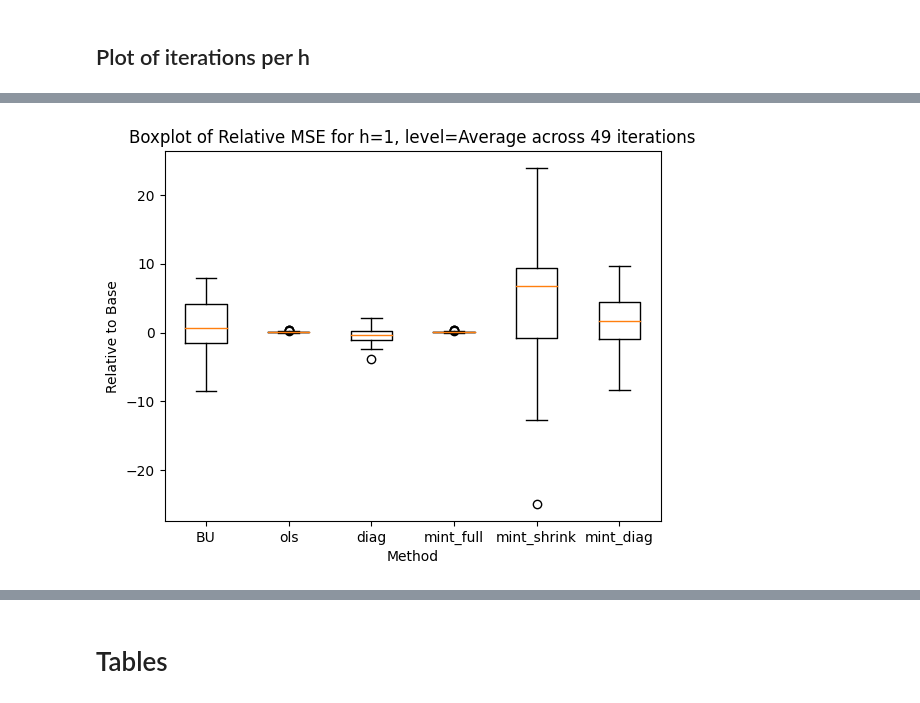
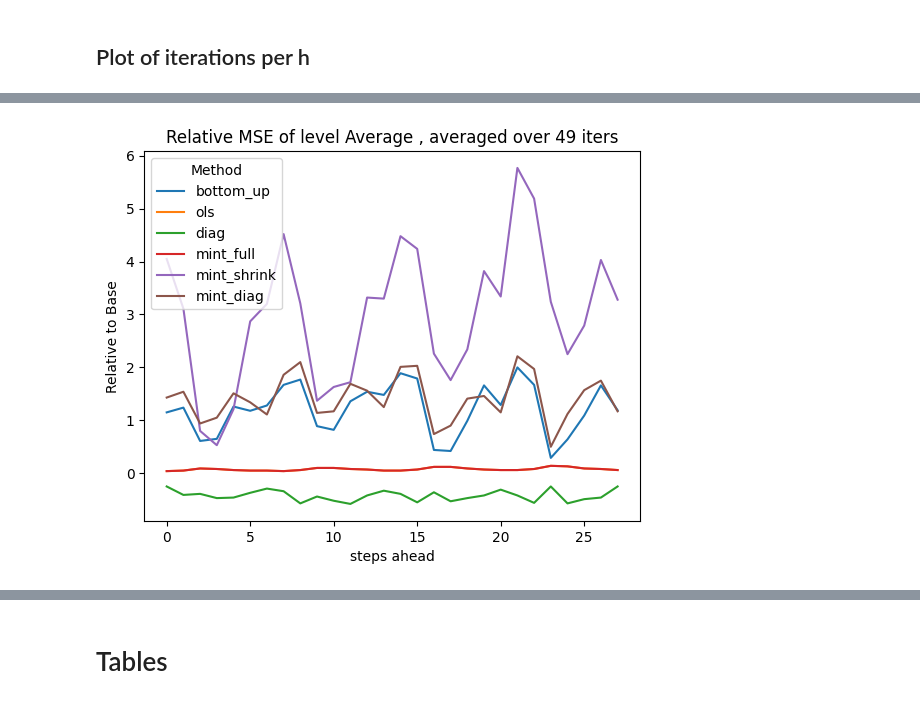
Before and after one commit to skoMarat/Hierarchical-Forecasting, a Jupyter notebook: spatial_notebook.ipynb, the cells around one changed output, grey strips where cells are left out. Drawn from its saved outputs; the diff is of its cells as text; code cells hidden in the pictures.

```diff
--- a/spatial_notebook.ipynb
+++ b/spatial_notebook.ipynb
@@ -530,14 +353,13 @@ level='Average'
 iters=int(dOutputs['bottom_up']['mYhat'].shape[1]/28)
 metric='MSE'
 
-
-
-vMethods=getCVResults( h=1, dOutputs=dOutputs , metric=metric , slices=slices ,iters = None, rolling=True).columns.get_level_values(0).unique()
-vMethods=vMethods.drop(['top_down_ph','top_down_hp'])
+lMethods=list(dOutputs.keys())
+# lMethods.remove('top_down_ph')
+# lMethods.remove('top_down_hp')
 
 plt.figure()
 for h in [1,7,14,28]:
-    for method in vMethods:
+    for method in lMethods:
         vValues = np.zeros(iters)
 
         for iter in range(1, iters+1):
@@ -569,8 +391,9 @@ level='Average'
 iters=int(dOutputs['bottom_up']['mYhat'].shape[1]/28)
 metric="MWvarSE"
 
-vMethods=getCVResults( h=1, dOutputs=dOutputs ,  metric=metric , slices=slices ,iters = None, rolling=True).columns.get_level_values(0).unique()
-vMethods=vMethods.drop(['top_down_ph','top_down_hp'])
+lMethods=list(dOutputs.keys())
+# lMethods.remove('top_down_ph')
+# lMethods.remove('top_down_hp')
 
 
 ### Here we should calculate the loss for each iteration , then plot the loss
@@ -581,7 +404,7 @@ for h in [1,7,14,28]:
     data = []  # To store values for each method
     labels = []  # To store method names as labels
 
-    for method in vMethods:
+    for method in lMethods:
         vValues = np.zeros(iters)
 
         for iter in range(1, iters+1):
@@ -602,6 +425,7 @@ for h in [1,7,14,28]:
 
     plt.xlabel("Method")
     plt.ylabel(f"Relative to {relative}")
+    plt.xticks(rotation=90)
     plt.title(f"Boxplot of Relative {metric} for h={h}, level={level} across {iters} iterations")
 
     # Show the plot
@@ -615,7 +439,7 @@ for h in [1,7,14,28]:
                 np.var(data,axis=1)
                 ))
     dfStats=pd.DataFrame(data=mData.T, columns=['min', 'max', 'mean','median','var'],
-                         index=['BU','ols','diag','mint_full','mint_shrink','mint_diag']
+                         index=lMethods
                      )
     print(dfStats)
 # %% [output]
@@ -650,59 +567,32 @@ mint -3740.63 96.98 -129.23  -11.96 292635.58
 # %%
 dOutputs=dOutputs_default
-# dOutputs=dOutputs_tuned
+
 relative='Base'
 level='Average'
-iters=int(dOutputs['bottom_up']['mYhat'].shape[1]/28)
+iters=int(dOutputs_default['bottom_up']['mYhat'].shape[1]/28)
 metric='MSE'
 
-vMethods=getCVResults( h=1, dOutputs=dOutputs , metric=metric , slices=slices ,iters = None, rolling=True).columns.get_level_values(0).unique()
-vMethods=vMethods.drop(['top_down_ph','top_down_hp'])
-
-
-### Here we should calculate the loss for each iteration , then plot the loss
-
+lMethods=list(dOutputs.keys())
+lMethods.remove('top_down_ph')
+lMethods.remove('top_down_hp')
 
 plt.figure()
-for h in [1,7,14,28]:
-    data = []  # To store values for each method
-    labels = []  # To store method names as labels
+for method in lMethods:
+    vValues = np.zeros(28)
 
-    for method in vMethods:
-        vValues = np.zeros(iters)
+    for h in range(1, 29):
+        df = getCVResults(h=h, dOutputs=dOutputs ,metric=metric, slices=slices,
+                          iters=None,
+                          rolling=False)[method]
+        vValues[h-1] = df[df.index == level][relative].item()
+    plt.plot(np.arange(28), vValues, label=method)
 
-        for iter in range(1, iters+1):
-            df = getCVResults(h=h, dOutputs=dOutputs, metric=metric,
-                              slices=slices,
-                              iters=iter,
-                              rolling=False, relative=True)[method]
-            vValues[iter-1] = df[df.index == level][relative].item()
+plt.legend(title="Method")
+plt.xlabel("steps ahead")
+plt.ylabel(f"Relative to {relative}")
+plt.title(f"Relative {metric} of level {level} , averaged over {iters} iters")
 
-        # Collect all values for the boxplot
-        data.append(vValues)
-        labels.append(method)
-
-
-
-    # Create a boxplot for the current `h` step-ahead forecast
-    plt.boxplot(data, labels=labels,showfliers=True)
-
-    plt.xlabel("Method")
-    plt.ylabel(f"Relative to {relative}")
-    plt.title(f"Boxplot of Relative {metric} for h={h}, level={level} across {iters} iterations")
-
-    # Show the plot
-    plt.show()
-
-    #print stats
-    mData=np.vstack((np.min(data,axis=1),
-                np.max(data,axis=1),
-                np.mean(data,axis=1),
-                np.median(data,axis=1),
-                np.var(data,axis=1)
-                ))
-    dfStats=pd.DataFrame(data=mData.T, columns=['min', 'max', 'mean','median','var'],
-                         index=['BU','ols','diag','mint_full','mint_shrink','mint_diag']
-                     )
-    print(dfStats)
+# Show the plot
+plt.show()
 # %% [output]
-[figure, old version]
+[figure, new version]
```
Also changed, not shown: parts of 51 cells of this notebook, 2 other files.
